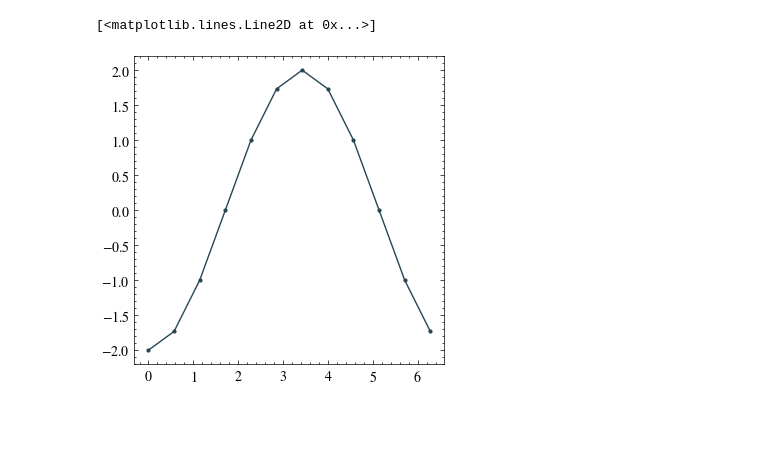
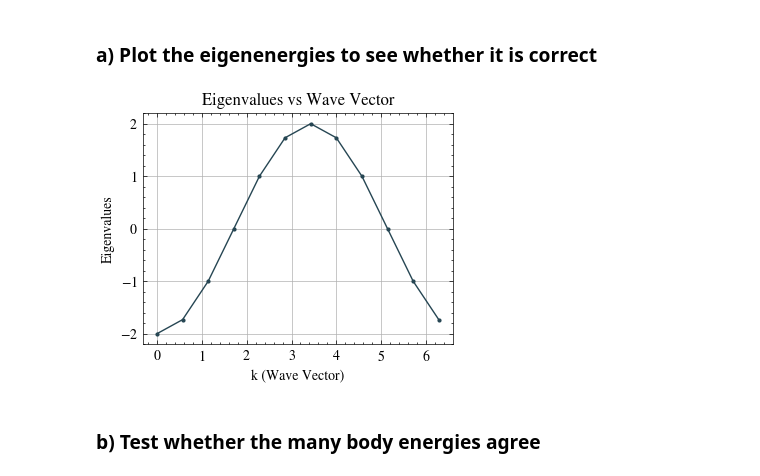
Before and after one commit to makskliczkowski/QuantumEigenSolver, a Jupyter notebook: Python/projects/2025_degenerate_entanglement/free_fermions.ipynb, the cells around one changed output. Drawn from its saved outputs; the diff is of its cells as text; code cells hidden in the pictures; blank space fills up the shorter version.

```diff
--- a/Python/projects/2025_degenerate_entanglement/free_fermions.ipynb
+++ b/Python/projects/2025_degenerate_entanglement/free_fermions.ipynb
@@ -41,10 +50,17 @@ FreeFermions(ns=12, t=1.0, constant_offset=0.0)
+# %% [markdown]
+### a) Plot the eigenenergies to see whether it is correct
 # %%
-from general_python.common.plot import Plotter
+from QES.general_python.common.plot import Plotter
 
-fig, ax = Plotter.get_subplots(1, 1, sizex=4, sizey=4)
+fig, ax = Plotter.get_subplots(1, 1, sizex=4, sizey=3)
 k       = np.linspace(0, 2 * np.pi, hamil.ns)
 ax[0].plot(k, hamil.eig_val, '-o', markersize=2)
+ax[0].set_xlabel('k (Wave Vector)')
+ax[0].set_ylabel('Eigenvalues')
+ax[0].set_title('Eigenvalues vs Wave Vector')
+ax[0].grid(True)
 # %% [output]
-[<matplotlib.lines.Line2D at 0x...>]
-[figure, old version]
+[figure, new version]
+# %% [markdown]
+### b) Test whether the many body energies agree
 # %%
```
Also changed, not shown: parts of 11 cells of this notebook, 5 other files.
